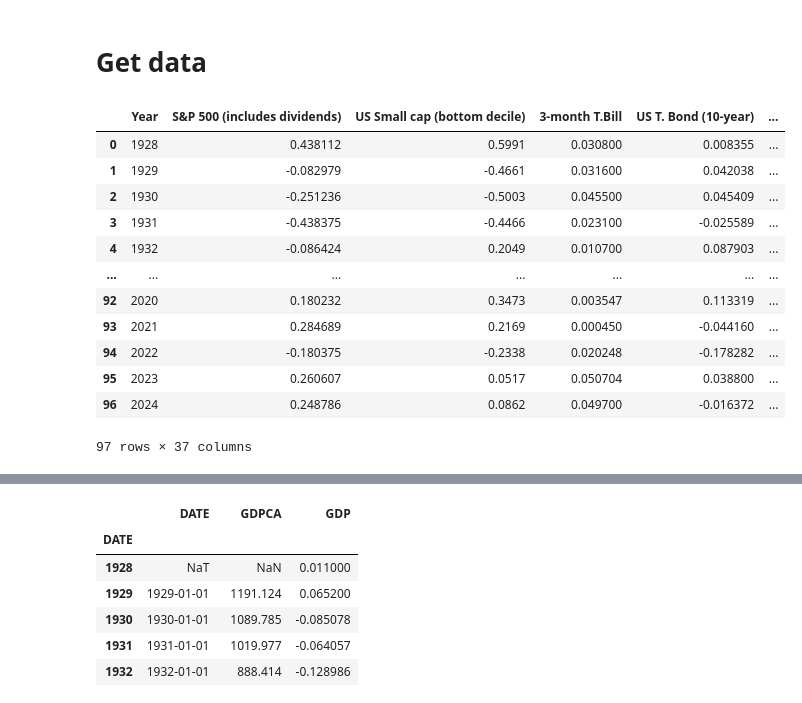
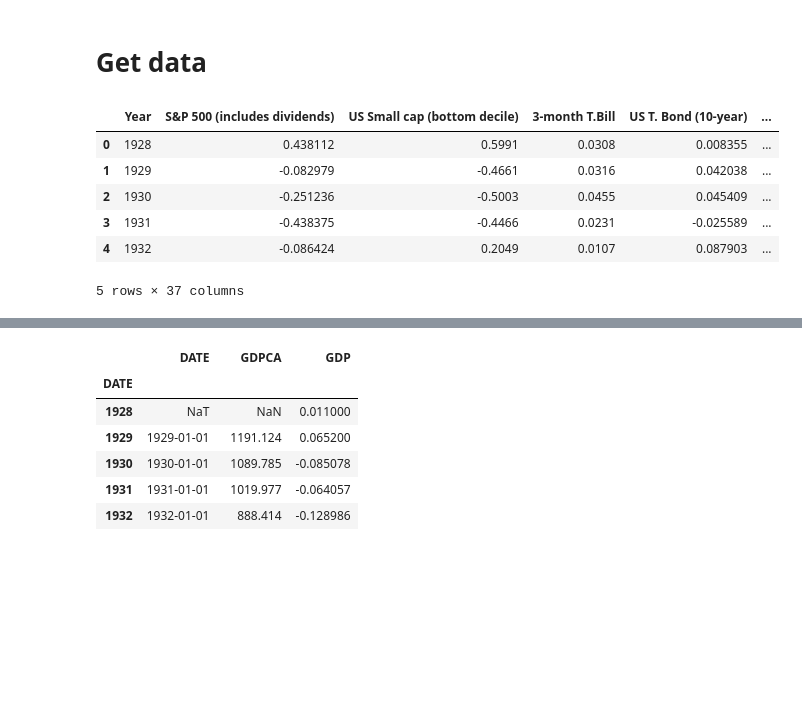
Before and after one commit to druce/portfolio_optimization, a Jupyter notebook: Portfolio optimization.ipynb, the cells around one changed output, grey strips where cells are left out. Cells and saved outputs as stored; diff of their text form; code cells hidden in the pictures; blank space fills up the shorter version.

```diff
--- a/Portfolio optimization.ipynb
+++ b/Portfolio optimization.ipynb
@@ -405,34 +503,28 @@ def transition_map(ret_df, asset_labels, startyear, endyear,
 # %%
 # Load spreadsheet from Damodaran website
 
 # Disable SSL certificate verification if necessary
 # previously noticed this issue with the Damodaran website
 # urllib3.disable_warnings(urllib3.exceptions.InsecureRequestWarning)
 
 download_df = fetch_with_retry(
     lambda: pd.read_excel(
         DATA_XLS,
         sheet_name=DATA_SHEET,
         skiprows=range(DAMODARAN_HEADER_ROWS),
         skipfooter=DAMODARAN_FOOTER_ROWS
     )
 )
 
-download_df
+download_df.head()
 # %% [output]
 |  | Year | S&P 500 (includes dividends) | US Small cap (bottom decile) | 3-month T.Bill | US T. Bond (10-year) | ... |
-| 0 | 1928 | 0.438112 | 0.5991 | 0.030800 | 0.008355 | ... |
-| 1 | 1929 | -0.082979 | -0.4661 | 0.031600 | 0.042038 | ... |
-| 2 | 1930 | -0.251236 | -0.5003 | 0.045500 | 0.045409 | ... |
-| 3 | 1931 | -0.438375 | -0.4466 | 0.023100 | -0.025589 | ... |
-| 4 | 1932 | -0.086424 | 0.2049 | 0.010700 | 0.087903 | ... |
-| ... | ... | ... | ... | ... | ... | ... |
-| 92 | 2020 | 0.180232 | 0.3473 | 0.003547 | 0.113319 | ... |
-| 93 | 2021 | 0.284689 | 0.2169 | 0.000450 | -0.044160 | ... |
-| 94 | 2022 | -0.180375 | -0.2338 | 0.020248 | -0.178282 | ... |
-| 95 | 2023 | 0.260607 | 0.0517 | 0.050704 | 0.038800 | ... |
-| 96 | 2024 | 0.248786 | 0.0862 | 0.049700 | -0.016372 | ... |
+| 0 | 1928 | 0.438112 | 0.5991 | 0.0308 | 0.008355 | ... |
+| 1 | 1929 | -0.082979 | -0.4661 | 0.0316 | 0.042038 | ... |
+| 2 | 1930 | -0.251236 | -0.5003 | 0.0455 | 0.045409 | ... |
+| 3 | 1931 | -0.438375 | -0.4466 | 0.0231 | -0.025589 | ... |
+| 4 | 1932 | -0.086424 | 0.2049 | 0.0107 | 0.087903 | ... |
-97 rows × 37 columns
+5 rows × 37 columns
 # %%
 # set index to year as int
 download_df["Year"] = download_df["Year"].astype(int)
```
Also changed, not shown: parts of 67 cells of this notebook, 2 other files.
